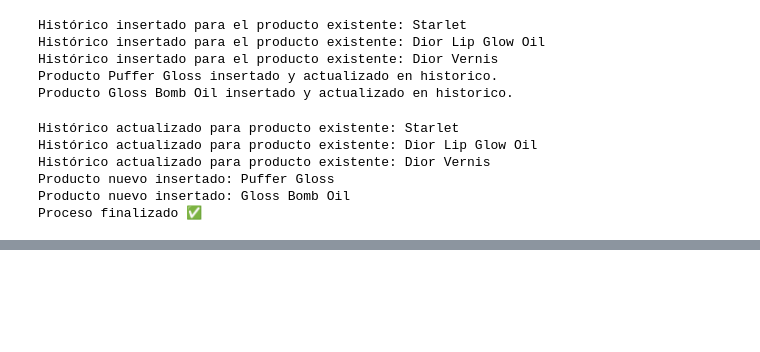
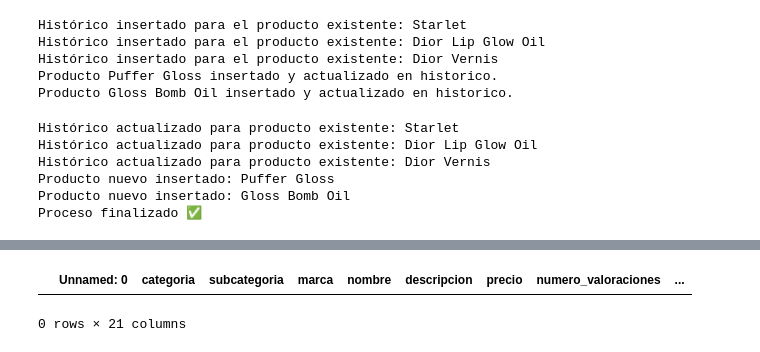
Before and after one commit to raquelscv/proyecto_final_sephora, a Jupyter notebook: pruebas/carga.ipynb, the cells around one changed output, grey strips where cells are left out. Saved outputs shown, nothing was run; the diff lists cells and outputs as text; code cells hidden in the pictures; blank space fills up the shorter version.

```diff
--- a/pruebas/carga.ipynb
+++ b/pruebas/carga.ipynb
@@ -1191,0 +1329,5 @@ Proceso finalizado ✅
+# %%
+df[df['valoracion'].isna()]
+# %% [output]
+|  | Unnamed: 0 | categoria | subcategoria | marca | nombre | descripcion | precio | numero_valoraciones | ... |
+0 rows × 21 columns
```
Also changed, not shown: parts of 4 cells of this notebook, 5 other files.
